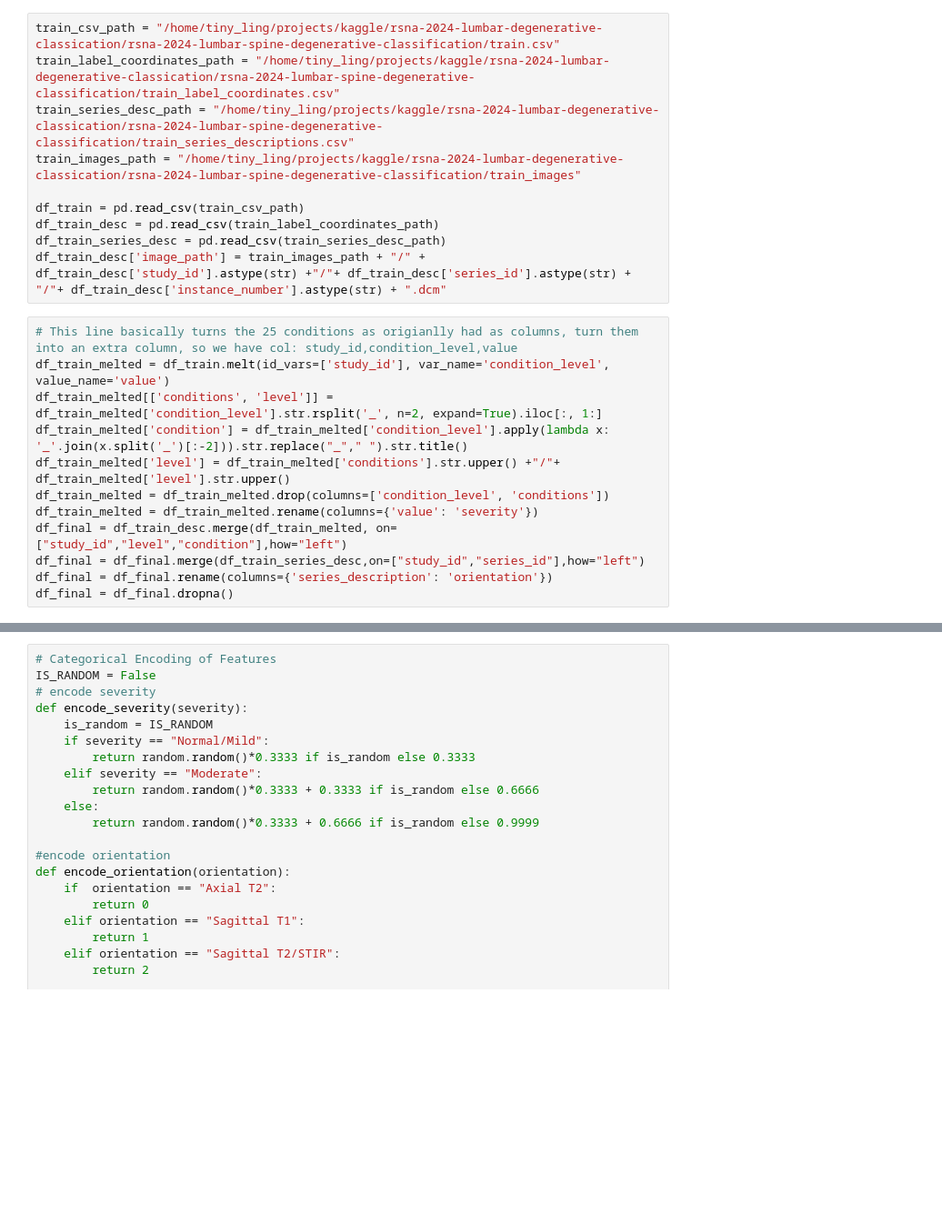
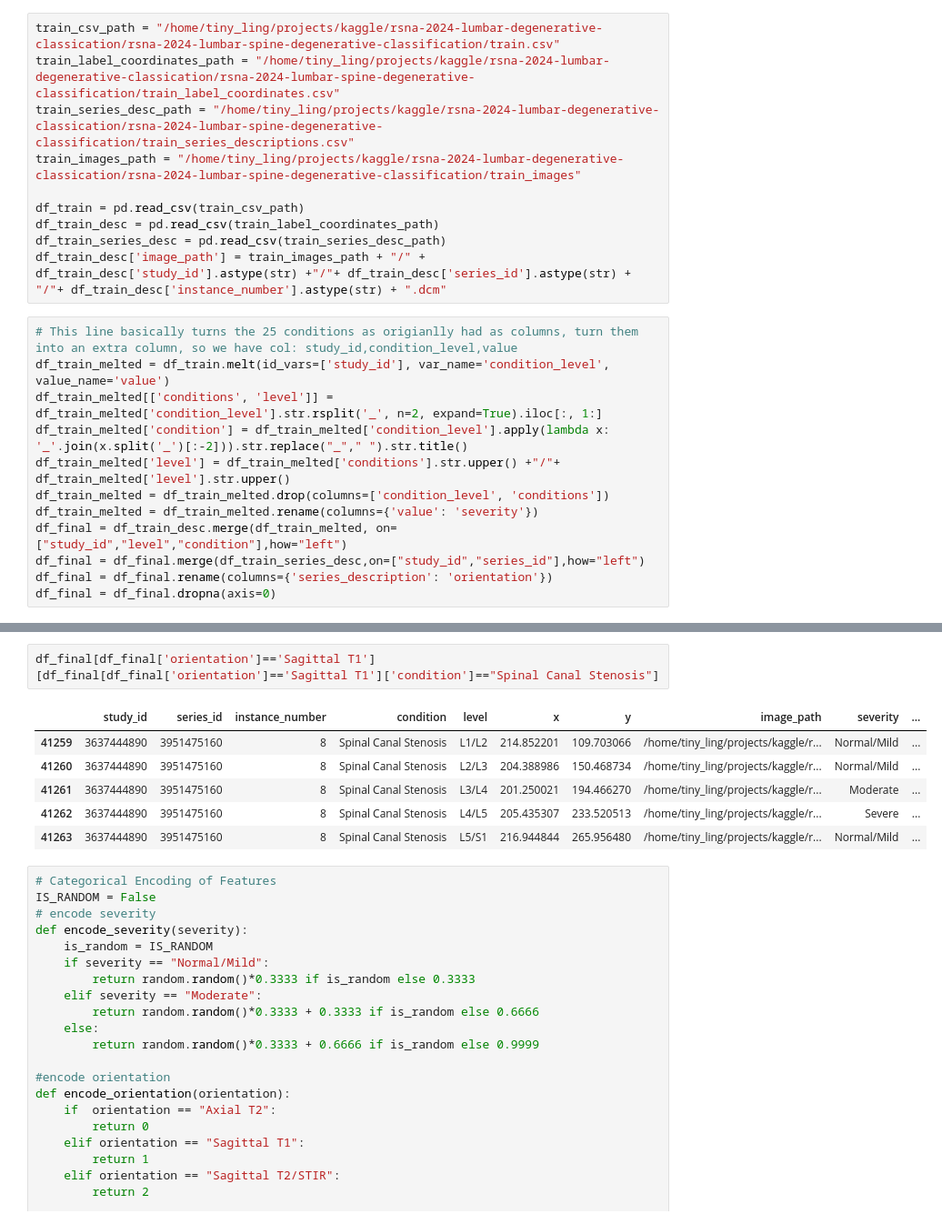
Before and after one commit to ambroseling/RSNA_Lumbar_Spine_Classification2024, a Jupyter notebook: rsna-notebook.ipynb, the cells around one changed output, grey strips where cells are left out. Shown at 91% size. Cells and saved outputs as stored; diff of their text form; blank space fills up the shorter version.

```diff
--- a/rsna-notebook.ipynb
+++ b/rsna-notebook.ipynb
@@ -247,4 +256,4 @@ df_train_melted = df_train_melted.rename(columns={'value': 'severity'})
 df_final = df_train_desc.merge(df_train_melted, on=["study_id","level","condition"],how="left")
 df_final = df_final.merge(df_train_series_desc,on=["study_id","series_id"],how="left")
 df_final = df_final.rename(columns={'series_description': 'orientation'})
-df_final = df_final.dropna()
+df_final = df_final.dropna(axis=0)
@@ -267,3 +272,12 @@ df_final
+# %%
+df_final[df_final['orientation']=='Sagittal T1'][df_final[df_final['orientation']=='Sagittal T1']['condition']=="Spinal Canal Stenosis"]
+# %% [output]
+|  | study_id | series_id | instance_number | condition | level | x | y | image_path | severity | ... |
+| 41259 | 3637444890 | 3951475160 | 8 | Spinal Canal Stenosis | L1/L2 | 214.852201 | 109.703066 | /home/tiny_ling/projects/kaggle/r... | Normal/Mild | ... |
+| 41260 | 3637444890 | 3951475160 | 8 | Spinal Canal Stenosis | L2/L3 | 204.388986 | 150.468734 | /home/tiny_ling/projects/kaggle/r... | Normal/Mild | ... |
+| 41261 | 3637444890 | 3951475160 | 8 | Spinal Canal Stenosis | L3/L4 | 201.250021 | 194.466270 | /home/tiny_ling/projects/kaggle/r... | Moderate | ... |
+| 41262 | 3637444890 | 3951475160 | 8 | Spinal Canal Stenosis | L4/L5 | 205.435307 | 233.520513 | /home/tiny_ling/projects/kaggle/r... | Severe | ... |
+| 41263 | 3637444890 | 3951475160 | 8 | Spinal Canal Stenosis | L5/S1 | 216.944844 | 265.956480 | /home/tiny_ling/projects/kaggle/r... | Normal/Mild | ... |
 # %%
 # Categorical Encoding of Features
 IS_RANDOM = False
```
Also changed, not shown: parts of 18 cells of this notebook, 3 other files.
